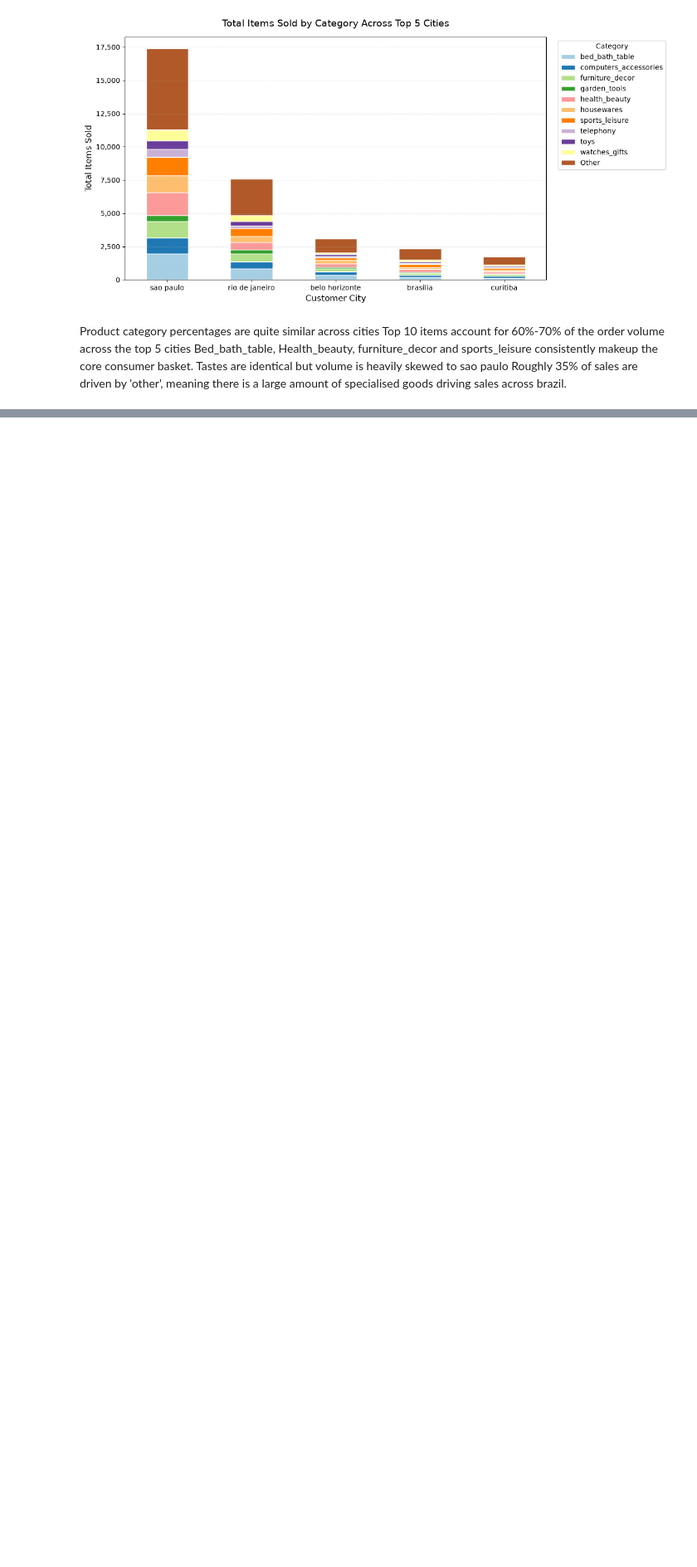
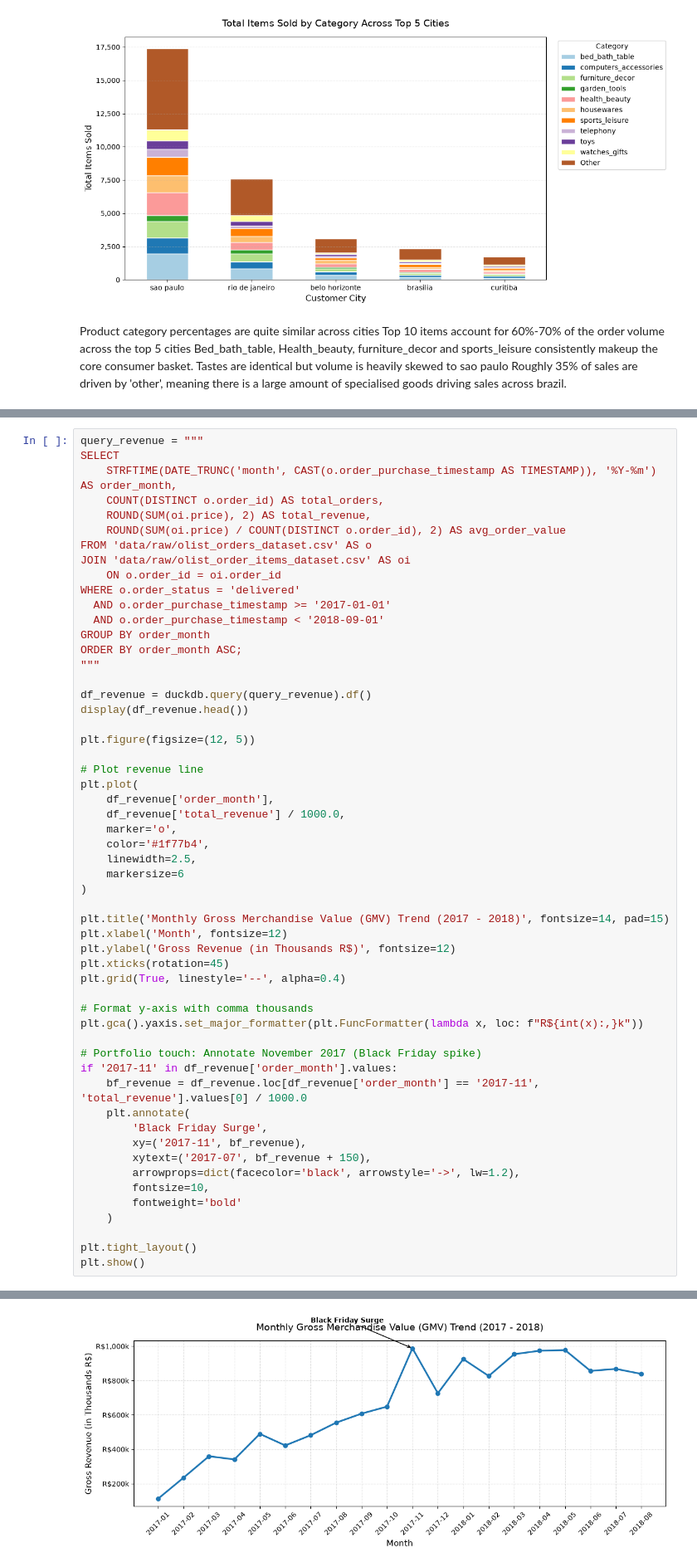
Before and after one commit to AnsonWhale/ecommerce-data-analysis, a Jupyter notebook: analysis.ipynb, the cells around one changed output, grey strips where cells are left out. Shown at 83% size. Saved outputs shown, nothing was run; the diff lists cells and outputs as text; blank space fills up the shorter version.

```diff
--- a/analysis.ipynb
+++ b/analysis.ipynb
@@ -358,0 +475,56 @@ Roughly 35% of sales are driven by 'other', meaning there is a large amount of s
+# %%
+query_revenue = """
+SELECT
+    STRFTIME(DATE_TRUNC('month', CAST(o.order_purchase_timestamp AS TIMESTAMP)), '%Y-%m') AS order_month,
+    COUNT(DISTINCT o.order_id) AS total_orders,
+    ROUND(SUM(oi.price), 2) AS total_revenue,
+    ROUND(SUM(oi.price) / COUNT(DISTINCT o.order_id), 2) AS avg_order_value
+FROM 'data/raw/olist_orders_dataset.csv' AS o
+JOIN 'data/raw/olist_order_items_dataset.csv' AS oi
+    ON o.order_id = oi.order_id
+WHERE o.order_status = 'delivered'
+  AND o.order_purchase_timestamp >= '2017-01-01'
+  AND o.order_purchase_timestamp < '2018-09-01'
+GROUP BY order_month
+ORDER BY order_month ASC;
+"""
+
+df_revenue = duckdb.query(query_revenue).df()
+display(df_revenue.head())
+
+plt.figure(figsize=(12, 5))
+
+# Plot revenue line
+plt.plot(
+    df_revenue['order_month'],
+    df_revenue['total_revenue'] / 1000.0,
+    marker='o',
+    color='#1f77b4',
+    linewidth=2.5,
+    markersize=6
+)
+
+plt.title('Monthly Gross Merchandise Value (GMV) Trend (2017 - 2018)', fontsize=14, pad=15)
+plt.xlabel('Month', fontsize=12)
+plt.ylabel('Gross Revenue (in Thousands R$)', fontsize=12)
+plt.xticks(rotation=45)
+plt.grid(True, linestyle='--', alpha=0.4)
+
+# Format y-axis with comma thousands
+plt.gca().yaxis.set_major_formatter(plt.FuncFormatter(lambda x, loc: f"R${int(x):,}k"))
+
+# Portfolio touch: Annotate November 2017 (Black Friday spike)
+if '2017-11' in df_revenue['order_month'].values:
+    bf_revenue = df_revenue.loc[df_revenue['order_month'] == '2017-11', 'total_revenue'].values[0] / 1000.0
+    plt.annotate(
+        'Black Friday Surge',
+        xy=('2017-11', bf_revenue),
+        xytext=('2017-07', bf_revenue + 150),
+        arrowprops=dict(facecolor='black', arrowstyle='->', lw=1.2),
+        fontsize=10,
+        fontweight='bold'
+    )
+
+plt.tight_layout()
+plt.show()
+# %% [output]
@@ -358,0 +537 @@ Roughly 35% of sales are driven by 'other', meaning there is a large amount of s
+[figure, added]
```
Also changed, not shown: parts of 17 cells of this notebook.
